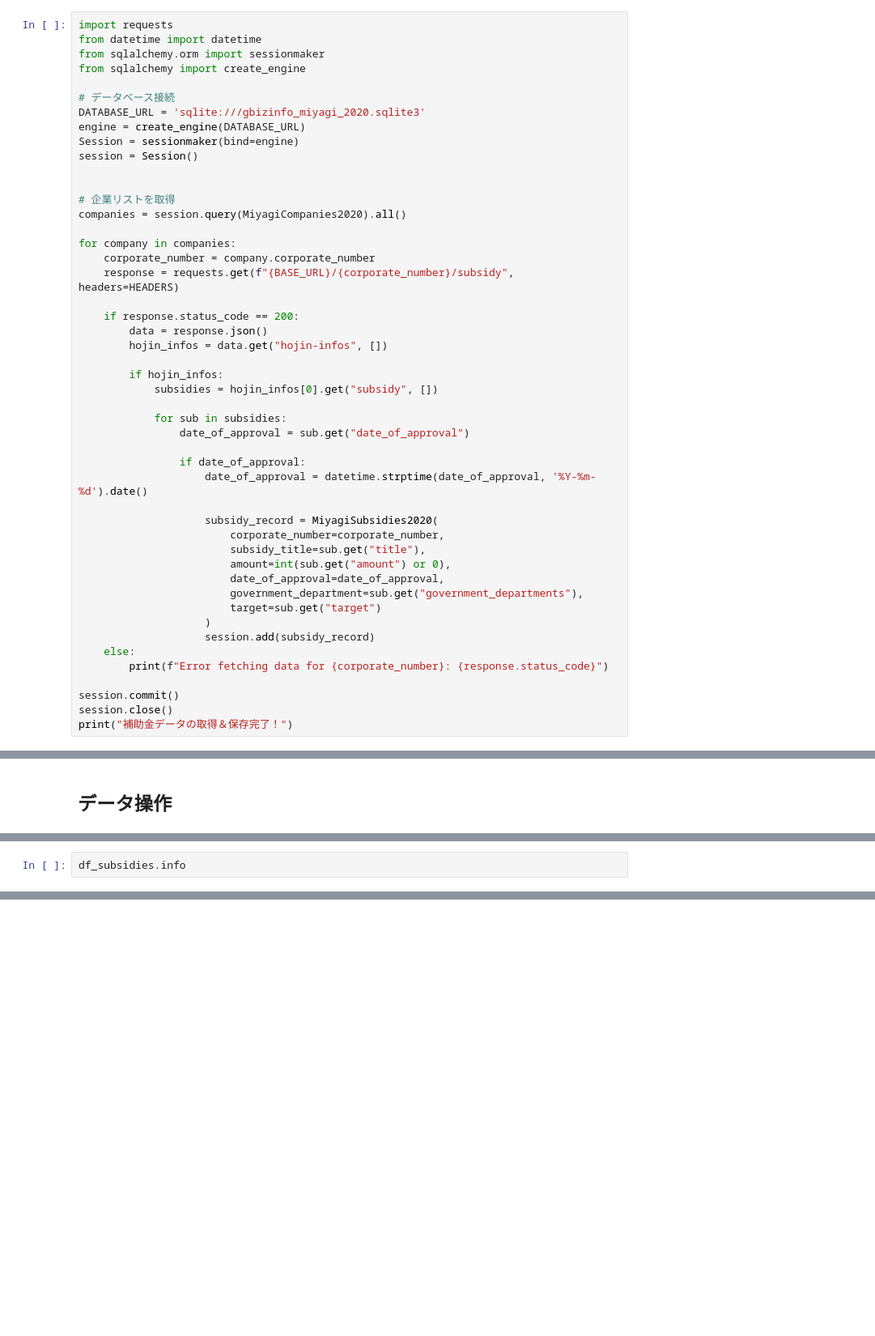
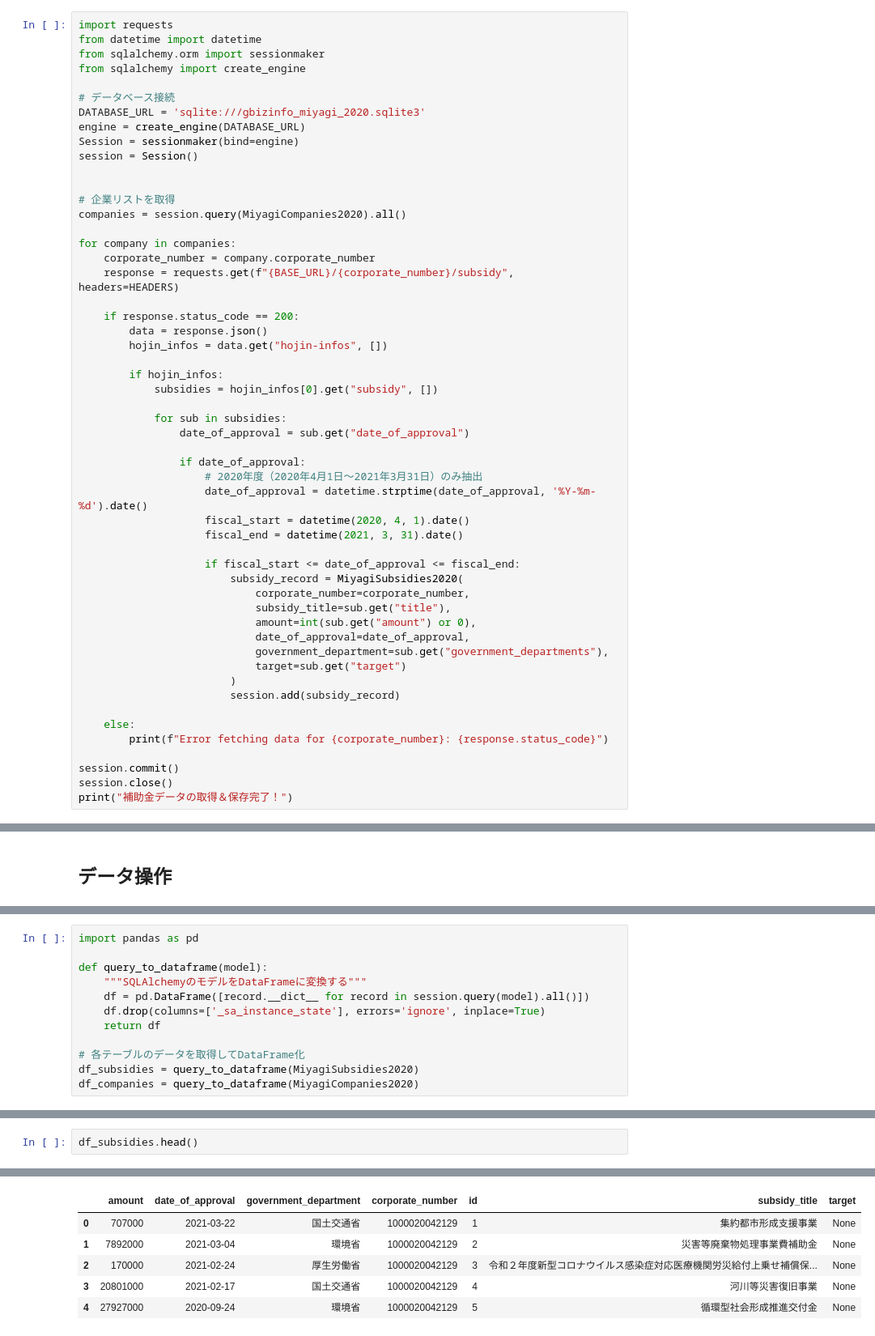
Before and after one commit to Rioto3/gbizinfo-subsidy-analysis, a Jupyter notebook: refactoring/new/2.ipynb, the cells around one changed output, grey strips where cells are left out. Shown: that part at 81% size. Cells and saved outputs as stored; diff of their text form; blank space fills up the shorter version.

```diff
--- a/refactoring/new/2.ipynb
+++ b/refactoring/new/2.ipynb
@@ -219,17 +230,22 @@ for company in companies:
                 date_of_approval = sub.get("date_of_approval")
 
                 if date_of_approval:
+                    # 2020年度（2020年4月1日〜2021年3月31日）のみ抽出
                     date_of_approval = datetime.strptime(date_of_approval, '%Y-%m-%d').date()
+                    fiscal_start = datetime(2020, 4, 1).date()
+                    fiscal_end = datetime(2021, 3, 31).date()
 
-                    subsidy_record = MiyagiSubsidies2020(
-                        corporate_number=corporate_number,
-                        subsidy_title=sub.get("title"),
-                        amount=int(sub.get("amount") or 0),
-                        date_of_approval=date_of_approval,
-                        government_department=sub.get("government_departments"),
-                        target=sub.get("target")
-                    )
-                    session.add(subsidy_record)
+                    if fiscal_start <= date_of_approval <= fiscal_end:
+                        subsidy_record = MiyagiSubsidies2020(
+                            corporate_number=corporate_number,
+                            subsidy_title=sub.get("title"),
+                            amount=int(sub.get("amount") or 0),
+                            date_of_approval=date_of_approval,
+                            government_department=sub.get("government_departments"),
+                            target=sub.get("target")
+                        )
+                        session.add(subsidy_record)
+
     else:
         print(f"Error fetching data for {corporate_number}: {response.status_code}")
 
@@ -308,0 +259,12 @@ df_subsidies.head()
+# %%
+import pandas as pd
+
+def query_to_dataframe(model):
+    """SQLAlchemyのモデルをDataFrameに変換する"""
+    df = pd.DataFrame([record.__dict__ for record in session.query(model).all()])
+    df.drop(columns=['_sa_instance_state'], errors='ignore', inplace=True)
+    return df
+
+# 各テーブルのデータを取得してDataFrame化
+df_subsidies = query_to_dataframe(MiyagiSubsidies2020)
+df_companies = query_to_dataframe(MiyagiCompanies2020)
@@ -309,3 +280,3 @@ df_subsidies.head()
 # %%
-df_subsidies.info
+df_subsidies.head()
 # %% [output]
@@ -328,0 +283,6 @@ df_subsidies.info
+|  | amount | date_of_approval | government_department | corporate_number | id | subsidy_title | target |
+| 0 | 707000 | 2021-03-22 | 国土交通省 | 1000020042129 | 1 | 集約都市形成支援事業 | None |
+| 1 | 7892000 | 2021-03-04 | 環境省 | 1000020042129 | 2 | 災害等廃棄物処理事業費補助金 | None |
+| 2 | 170000 | 2021-02-24 | 厚生労働省 | 1000020042129 | 3 | 令和２年度新型コロナウイルス感染症対応医療機関労災給付上乗せ補償保... | None |
+| 3 | 20801000 | 2021-02-17 | 国土交通省 | 1000020042129 | 4 | 河川等災害復旧事業 | None |
+| 4 | 27927000 | 2020-09-24 | 環境省 | 1000020042129 | 5 | 循環型社会形成推進交付金 | None |
```
Also changed, not shown: parts of 18 cells of this notebook.
